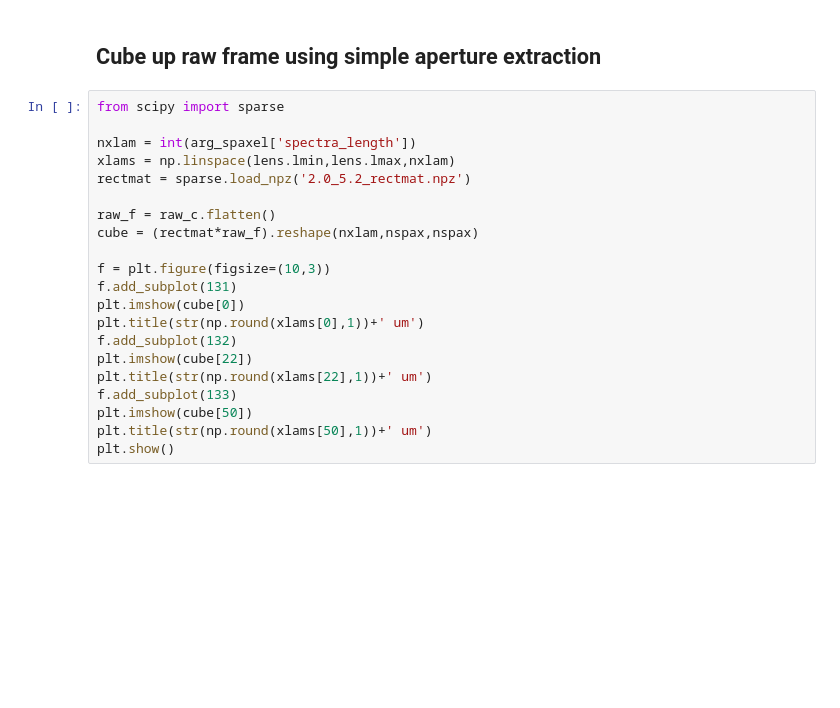
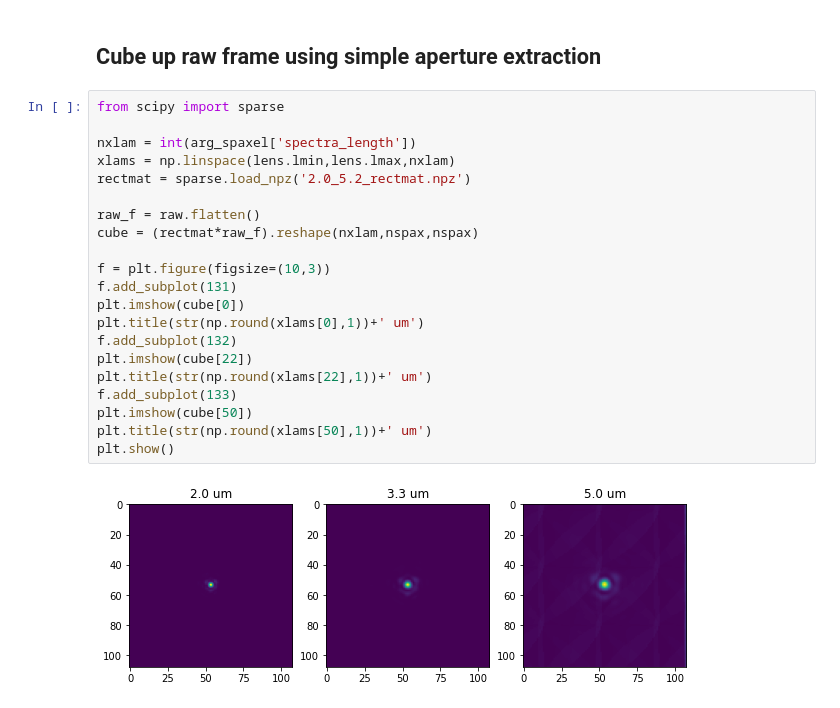
Before and after one commit to scalessim/scalessim, a Jupyter notebook: scales_SED_cube.ipynb, the cells around one changed output. Saved outputs shown, nothing was run; the diff lists cells and outputs as text; blank space fills up the shorter version.

```diff
--- a/scales_SED_cube.ipynb
+++ b/scales_SED_cube.ipynb
@@ -231,21 +244,23 @@ plt.show()
 # %%
 from scipy import sparse
 
 nxlam = int(arg_spaxel['spectra_length'])
 xlams = np.linspace(lens.lmin,lens.lmax,nxlam)
 rectmat = sparse.load_npz('2.0_5.2_rectmat.npz')
 
-raw_f = raw_c.flatten()
+raw_f = raw.flatten()
 cube = (rectmat*raw_f).reshape(nxlam,nspax,nspax)
 
 f = plt.figure(figsize=(10,3))
 f.add_subplot(131)
 plt.imshow(cube[0])
 plt.title(str(np.round(xlams[0],1))+' um')
 f.add_subplot(132)
 plt.imshow(cube[22])
 plt.title(str(np.round(xlams[22],1))+' um')
 f.add_subplot(133)
 plt.imshow(cube[50])
 plt.title(str(np.round(xlams[50],1))+' um')
 plt.show()
+# %% [output]
+[figure, added]
```
Also changed, not shown: parts of 5 cells of this notebook.
